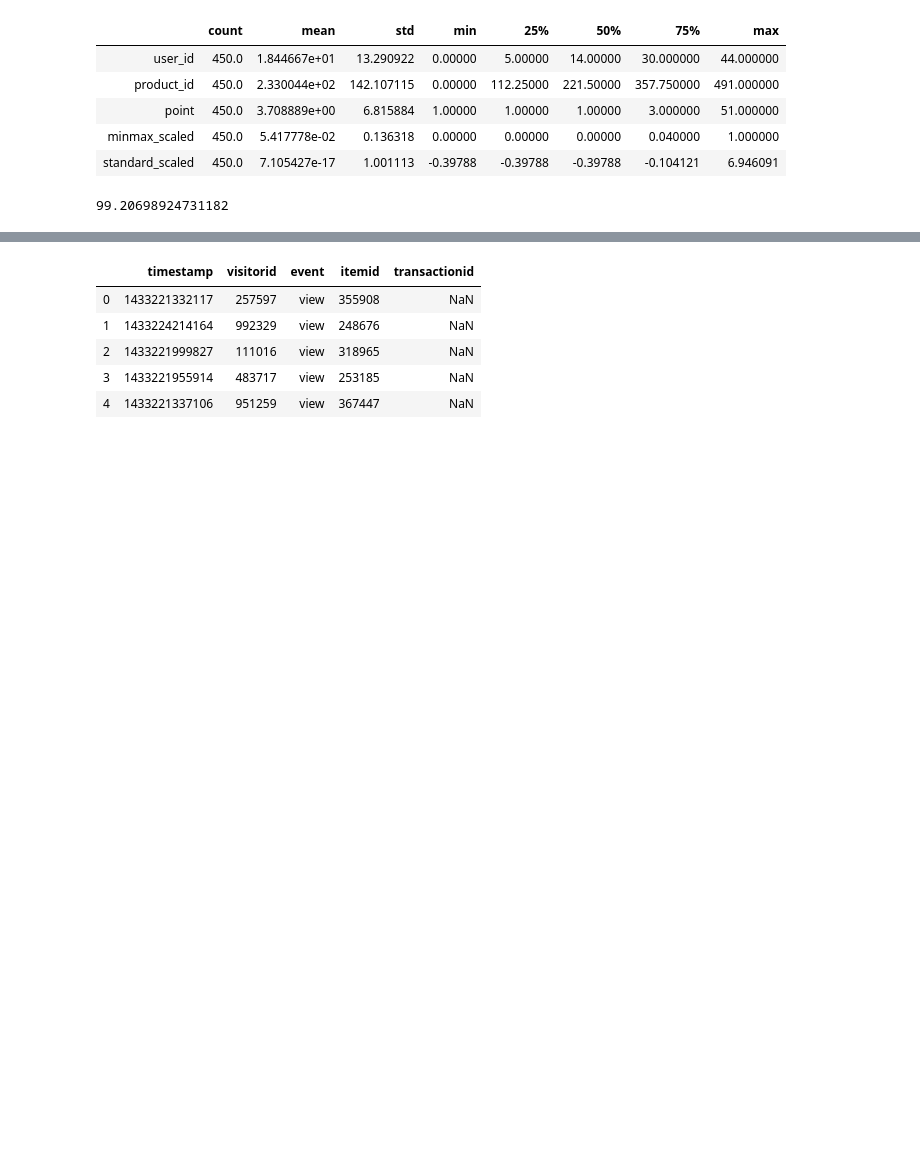
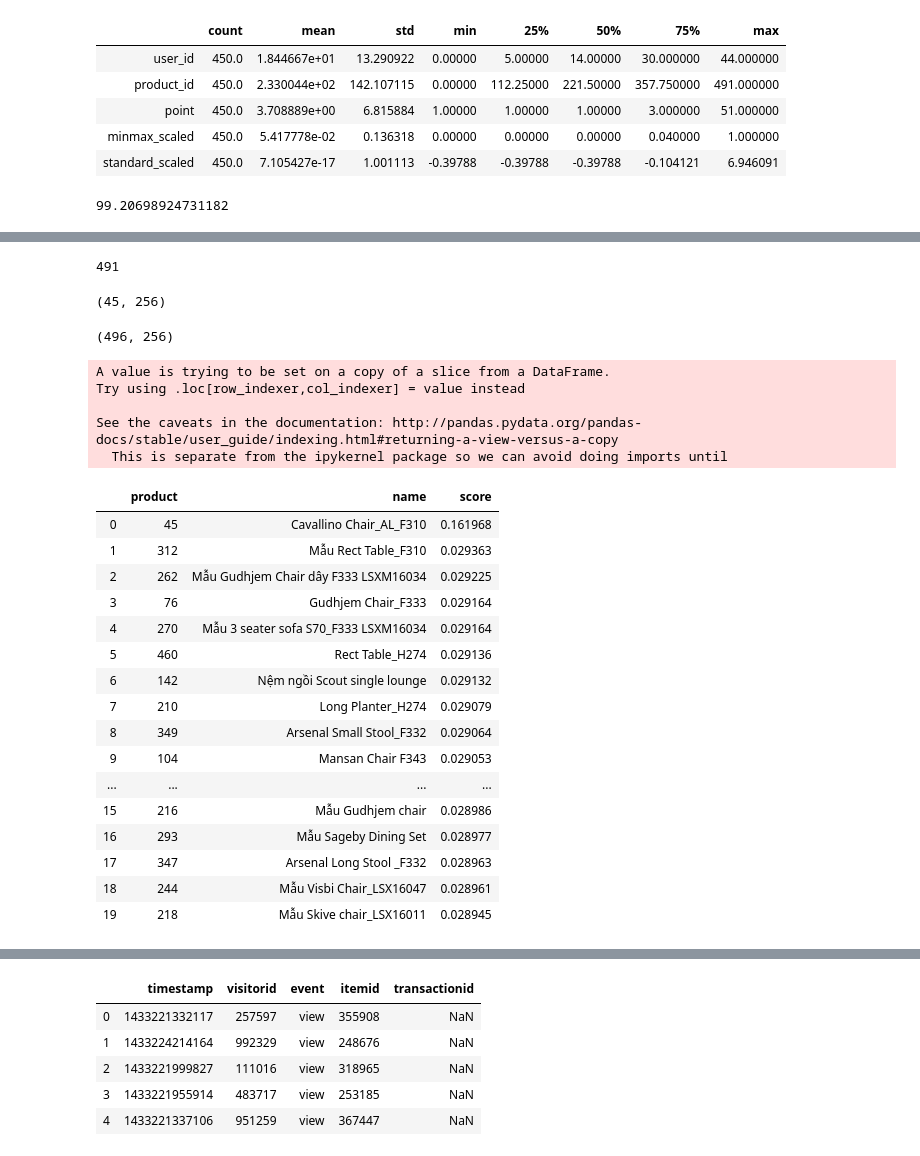
Before and after one commit to dzungcamlang/recsys_ecommerce, a Jupyter notebook: recsys/mining.ipynb, the cells around one changed output, grey strips where cells are left out. Saved outputs shown, nothing was run; the diff lists cells and outputs as text; code cells hidden in the pictures; blank space fills up the shorter version.

```diff
--- a/recsys/mining.ipynb
+++ b/recsys/mining.ipynb
@@ -163,13 +167,13 @@ test_df.describe(include="all").T
 # %%
 def processing_df(df):
-    p_df = train_df[["user_id", "product_id"]]
+    p_df = df[["user_id", "product_id"]]
     p_df["point"] = 1.0
     p_df = p_df.groupby(["user_id", "product_id"]).point.count().reset_index()
     p_df["minmax_scaled"] = MinMaxScaler().fit_transform(p_df.point.values.astype(float).reshape(-1, 1))
     p_df["standard_scaled"] = StandardScaler().fit_transform(p_df.point.values.astype(float).reshape(-1, 1))
     return p_df
 # %%
-train_data = processing_df(train_test_split_df)
+train_data = processing_df(train_df)
 train_data
 # %% [output]
 A value is trying to be set on a copy of a slice from a DataFrame.
@@ -316,0 +282,22 @@ accuracy
+# %%
+user_id = 2
+
+# Use the implicit recommender.
+recommended = model_als.recommend(user_id, UserI_sparse, N=491, recalculate_user=True)
+
+product_ids = []
+product_names = []
+scores = []
+
+# Get artist names from ids
+for idx, score in recommended:
+    product_ids.append(idx)
+    product_names.append(df2.product_name.loc[df2.product_id==idx].iloc[0])
+    scores.append(score)
+
+# Create a dataframe of artist names and scores
+
+recommendations = pd.DataFrame({'product': product_ids, 'name': product_names, 'score': scores})
+
+
+recommendations
@@ -316,0 +318,4 @@ accuracy
+# %%
+p_loc.max()
+# %% [output]
+491
@@ -316,0 +325,8 @@ accuracy
+# %%
+user_vecs.shape
+# %% [output]
+(45, 256)
+# %%
+item_vecs.shape
+# %% [output]
+(496, 256)
@@ -316,0 +341,38 @@ accuracy
+# %%
+saved_model = pickle.load(open('./model.pkl', 'rb'))
+# %%
+test_data = processing_df(train_test_split_df)
+# %% [output]
+A value is trying to be set on a copy of a slice from a DataFrame.
+Try using .loc[row_indexer,col_indexer] = value instead
+
+See the caveats in the documentation: http://pandas.pydata.org/pandas-docs/stable/user_guide/indexing.html#returning-a-view-versus-a-copy
+  This is separate from the ipykernel package so we can avoid doing imports until
+# %%
+p_ids = []
+p_names = []
+scores = []
+for idx, score in saved_model.similar_items(45, N=100):
+    p_ids.append(idx)
+    p_names.append(df2.product_name.loc[df2.product_id==idx].iloc[0])
+    scores.append(score)
+similar_products = pd.DataFrame({'product': p_ids, 'name': p_names, 'score': scores})
+similar_products.head(20)
+# %% [output]
+|  | product | name | score |
+| 0 | 45 | Cavallino Chair_AL_F310 | 0.161968 |
+| 1 | 312 | Mẫu Rect Table_F310 | 0.029363 |
+| 2 | 262 | Mẫu Gudhjem Chair dây F333 LSXM16034 | 0.029225 |
+| 3 | 76 | Gudhjem Chair_F333 | 0.029164 |
+| 4 | 270 | Mẫu 3 seater sofa S70_F333 LSXM16034 | 0.029164 |
+| 5 | 460 | Rect Table_H274 | 0.029136 |
+| 6 | 142 | Nệm ngồi Scout single lounge | 0.029132 |
+| 7 | 210 | Long Planter_H274 | 0.029079 |
+| 8 | 349 | Arsenal Small Stool_F332 | 0.029064 |
+| 9 | 104 | Mansan Chair F343 | 0.029053 |
+| ... | ... | ... | ... |
+| 15 | 216 | Mẫu Gudhjem chair | 0.028986 |
+| 16 | 293 | Mẫu Sageby Dining Set | 0.028977 |
+| 17 | 347 | Arsenal Long Stool _F332 | 0.028963 |
+| 18 | 244 | Mẫu Visbi Chair_LSX16047 | 0.028961 |
+| 19 | 218 | Mẫu Skive chair_LSX16011 | 0.028945 |
```
Also changed, not shown: parts of 14 cells of this notebook, 9 other files.
